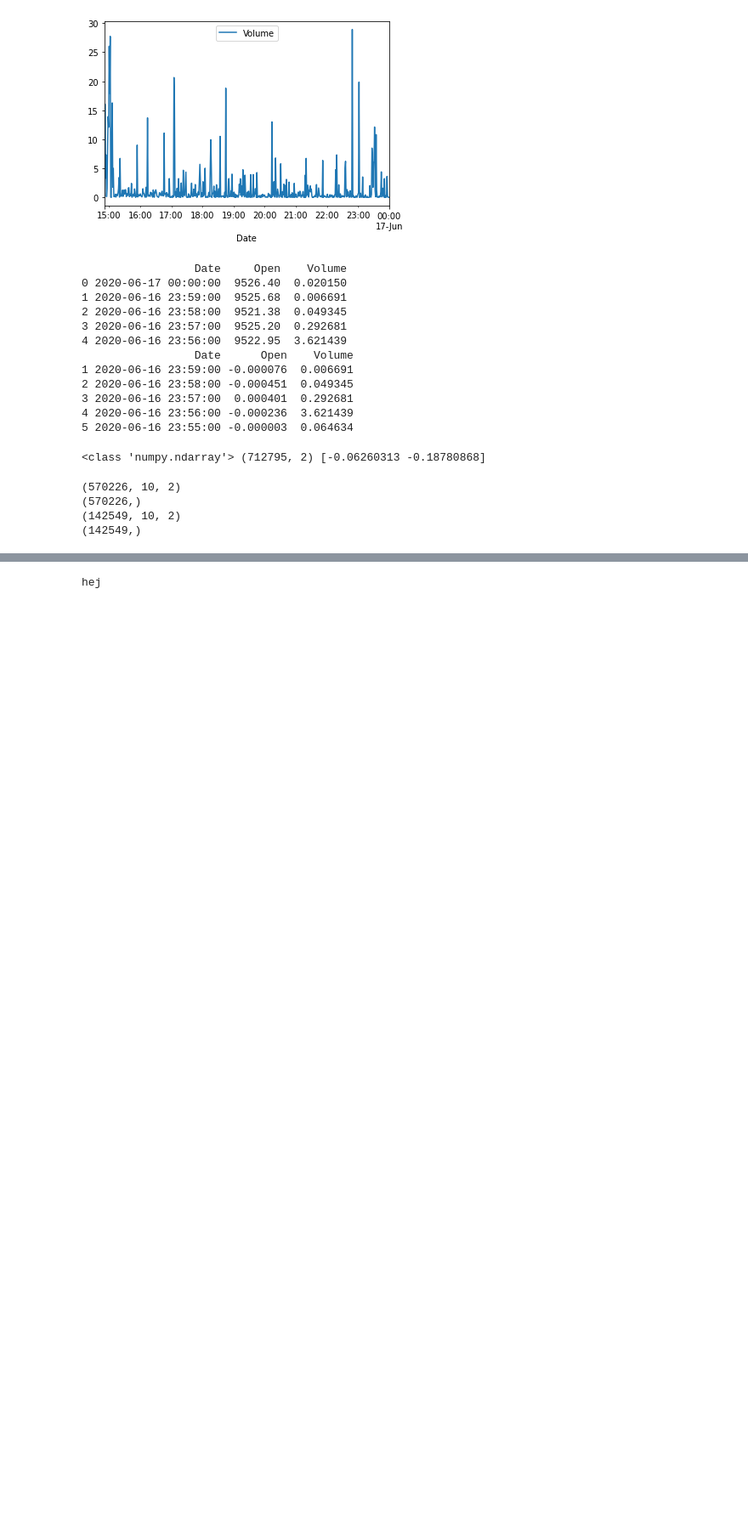
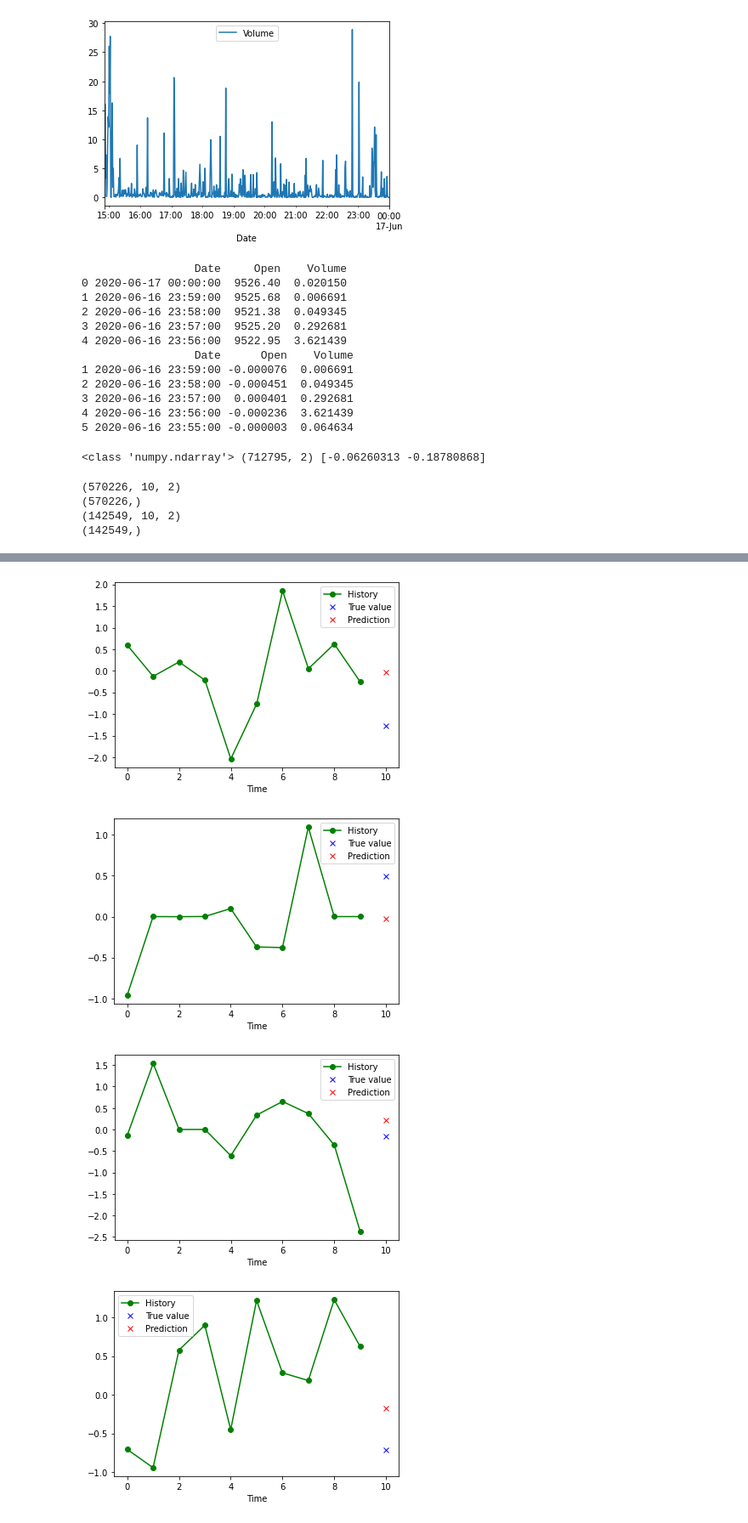
Before and after one commit to GustavLundberg/crypto, a Jupyter notebook: crypto.ipynb, the cells around one changed output, grey strips where cells are left out. Shown at 85% size. Saved outputs shown, nothing was run; the diff lists cells and outputs as text; code cells hidden in the pictures; blank space fills up the shorter version.

Commit message:
Added plotting functionality

```diff
--- a/crypto.ipynb
+++ b/crypto.ipynb
@@ -188,7 +189,7 @@ _________________________________________________________________
 # %%
 ### Train the model ###
 batch_size = 512
-num_epochs = 50
+num_epochs = 5
 
 #NAME = f"{history_size}-SEQ-{target_size}-PRED-{int(time.time())}"
 #tensorboard = TensorBoard(log_dir="logs/{}".format(NAME))
@@ -226,4 +220,40 @@ Epoch 50/50
-# %%
-print('hej')
-# %% [output]
-hej
+# %%
+# Plot one example
+def plot(x, y, pred = None):
+
+    plt.plot(list(range(len(x))), x, '-go', label = 'History')
+    plt.plot(len(x), y, 'bx', label = 'True value')
+
+    if pred:
+        plt.plot(len(x), pred, 'rx', label = 'Prediction')
+
+    plt.xlabel('Time')
+    plt.legend()
+    plt.show()
+
+
+    return
+
+# Plot multiple examples
+def plot_multiple(x_train, y_train, model, n = 5):
+
+    rand_indexes = [random.randint(0, len(x_train)) for x in range(n)]
+    if model:
+        preds = [model.predict(x_train[rand_index:rand_index+1]) for rand_index in rand_indexes]
+
+    for i, rand_index in enumerate(rand_indexes):
+        if model:
+            plot(x_train[rand_index, :, 0], y_train[rand_index], preds[i])
+        else:
+            plot(x_train[rand_index, :, 0], y_train[rand_index])
+
+    return
+
+plot_multiple(x_train, y_train, model = model)
+#plot(x_train[0, :, 0], y_train[0])
+#plot(x_train[1, :, 0], y_train[1])
+# %% [output]
+[figure, added]
+[figure, added]
+[figure, added]
+[figure, added]
```
Also changed, not shown: parts of 4 cells of this notebook, 39 other files.
